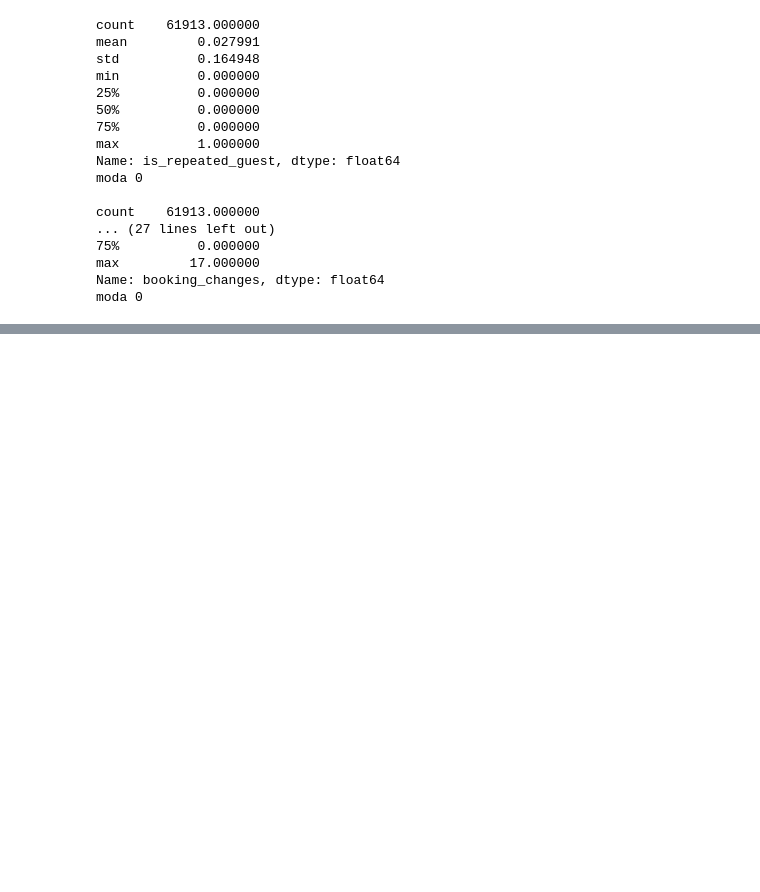
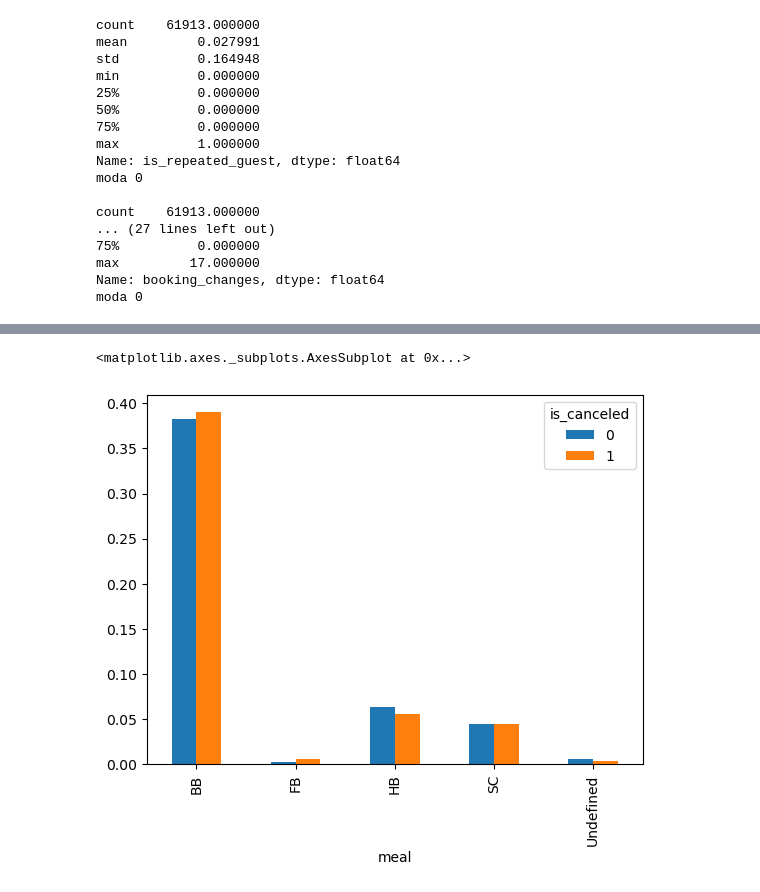
Before and after one commit to LuchoLorenzo1/7506R-1C2023-GRUPO19, a Jupyter notebook: 7506R_TP1_GRUPO19_CH1_ENTREGA.ipynb, the cells around one changed output, grey strips where cells are left out. Cells and saved outputs as stored; diff of their text form; code cells hidden in the pictures; blank space fills up the shorter version.

```diff
--- a/7506R_TP1_GRUPO19_CH1_ENTREGA.ipynb
+++ b/7506R_TP1_GRUPO19_CH1_ENTREGA.ipynb
@@ -178,0 +91,5 @@ moda 0
+# %%
+pd.crosstab(df['meal'], df['is_canceled'], normalize=True).plot(kind='bar')
+# %% [output]
+<matplotlib.axes._subplots.AxesSubplot at 0x...>
+[figure, added]
```
Also changed, not shown: parts of 32 cells of this notebook.
